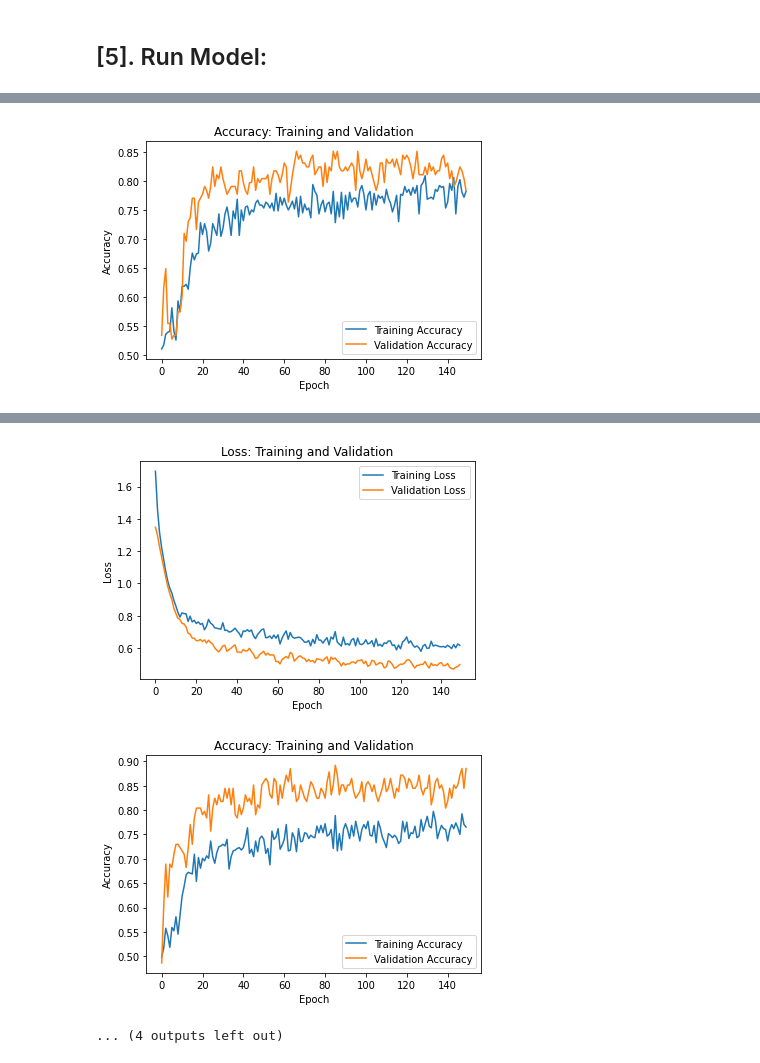
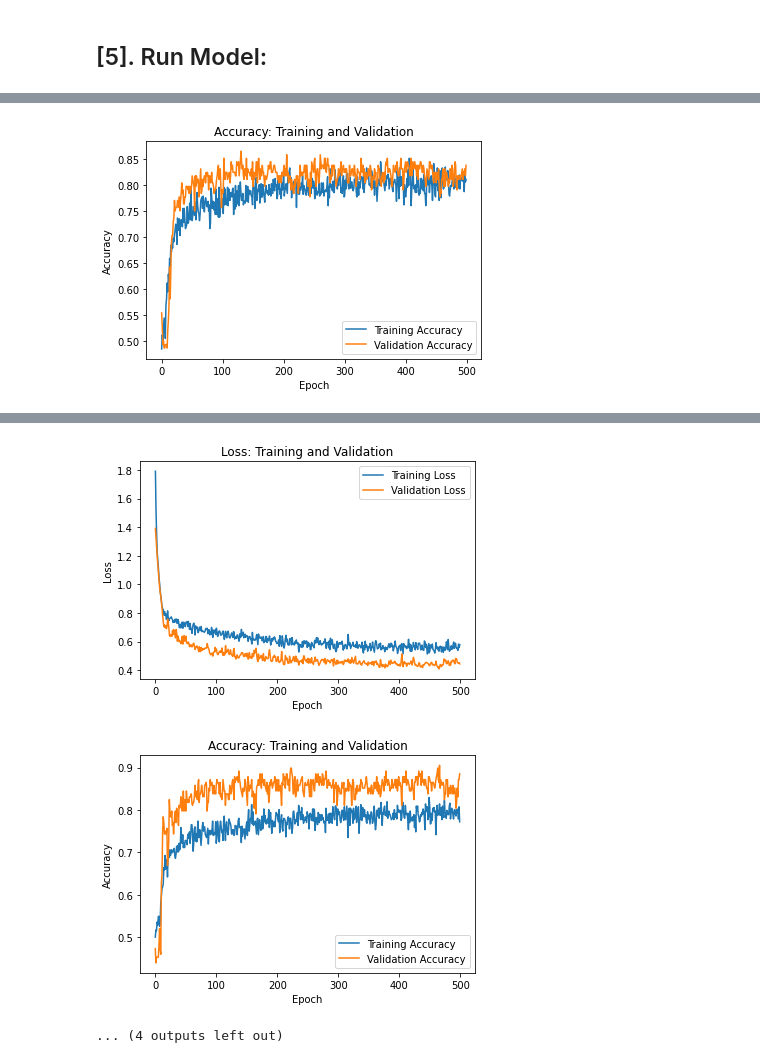
Before and after one commit to mrzResearchArena/Anticancer-Peptides-CNN, a Jupyter notebook: ACP-740-bits31.ipynb, the cells around one changed output, grey strips where cells are left out. Saved outputs shown, nothing was run; the diff lists cells and outputs as text; code cells hidden in the pictures.

Commit message:
Epoch=500

```diff
--- a/ACP-740-bits31.ipynb
+++ b/ACP-740-bits31.ipynb
@@ -288,7 +288,7 @@ ________________________________________________________________________________
 # %% [markdown]
 ## [5]. Run Model:
 # %%
-setEpochNumber     = 150     # 2,500 performed well.
+setEpochNumber     = 500     # 2,500 performed well.
 setBatchSizeNumber = 16
 ####################################################
 
@@ -410,3 +410,3 @@ Fold's Accuracy: 78.38
-[figure, old version]
+[figure, new version]
 #################################################
 Train on 592 samples, validate on 148 samples
@@ -426,5 +426,5 @@ Epoch 5/150
 #################################################
 Fold's Accuracy: 88.51
-[figure, old version]
+[figure, new version]
-[figure, old version]
+[figure, new version]
 ... (4 outputs left out)
```
Also changed, not shown: parts of 1 cell of this notebook.
